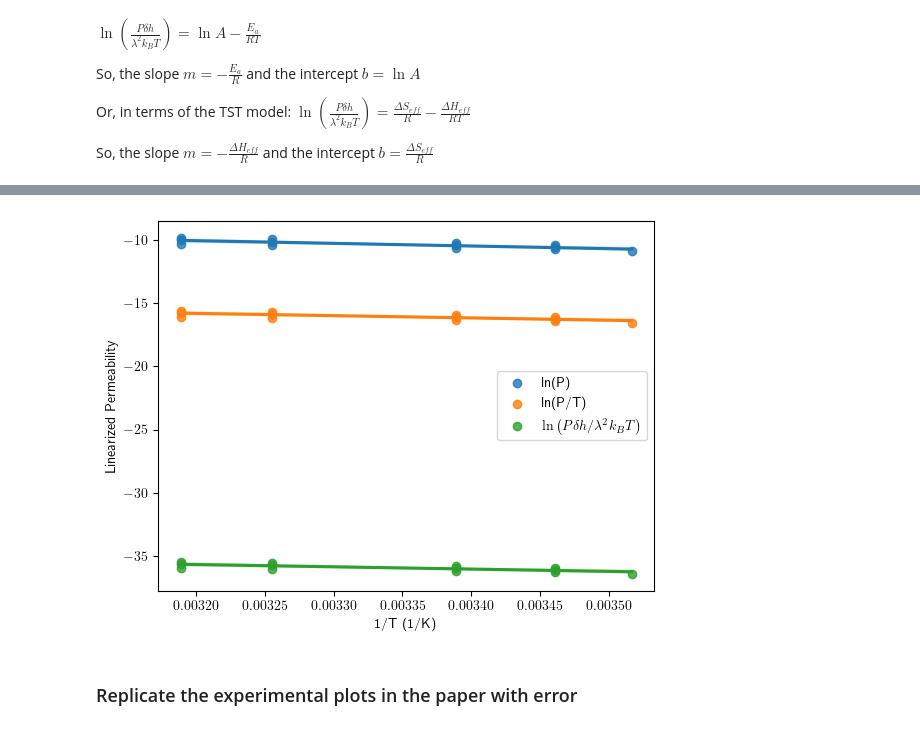
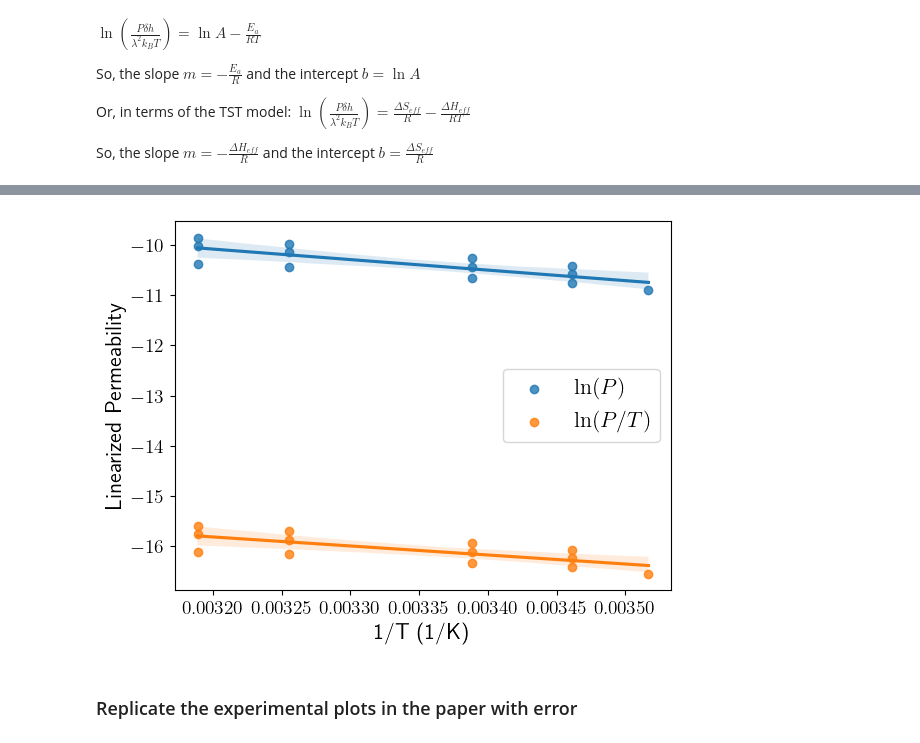
Before and after one commit to schwinns/eyring_model, a Jupyter notebook: experimental_barriers.ipynb, the cells around one changed output, grey strips where cells are left out. Drawn from its saved outputs; the diff is of its cells as text; code cells hidden in the pictures.

Commit message:
update convergence figures and add TST vs Arrhenius comparison plots

```diff
--- a/experimental_barriers.ipynb
+++ b/experimental_barriers.ipynb
@@ -113,15 +161,18 @@ Arrhenius prefactor, ln(A): -29.91 +/- 1.58 A/s
 # %%
 # plot the linear fits
 fig, ax = plt.subplots(1,1)
-sns.regplot(x='1/T', y='ln(P)', data=df1, ax=ax, label='ln(P)', ci=95)
-sns.regplot(x='1/T', y='ln(P/T)', data=df1, ax=ax, label='ln(P/T)', ci=95)
-sns.regplot(x='1/T', y='ln(CP/T)', data=df1, ax=ax, label='$\ln \left( P \delta h/ \lambda^2 k_B T \\right)$', ci=95)
+sns.regplot(x='1/T', y='ln(P)', data=df1, ax=ax, label='$\ln (P)$', ci=95)
+sns.regplot(x='1/T', y='ln(P/T)', data=df1, ax=ax, label='$\ln (P/T)$', ci=95)
+# sns.regplot(x='1/T', y='ln(CP/T)', data=df1, ax=ax, label='$\ln \left( P \delta h/ \lambda^2 k_B T \\right)$', ci=95)
 
-plt.ylabel('Linearized Permeability')
-plt.xlabel('1/T (1/K)')
-plt.legend();
+plt.ylabel('Linearized Permeability', fontsize=16)
+plt.xlabel('1/T (1/K)', fontsize=16)
+plt.legend(fontsize=16)
+plt.tick_params('both', labelsize=14)
+
+fig.savefig('figs/TST_vs_Arrhenius_plots.png')
 # %% [output]
-[figure, old version]
+[figure, new version]
 # %% [markdown]
 ### Replicate the experimental plots in the paper with error
 # %%
```
Also changed, not shown: parts of 6 cells of this notebook, 6 other files.
